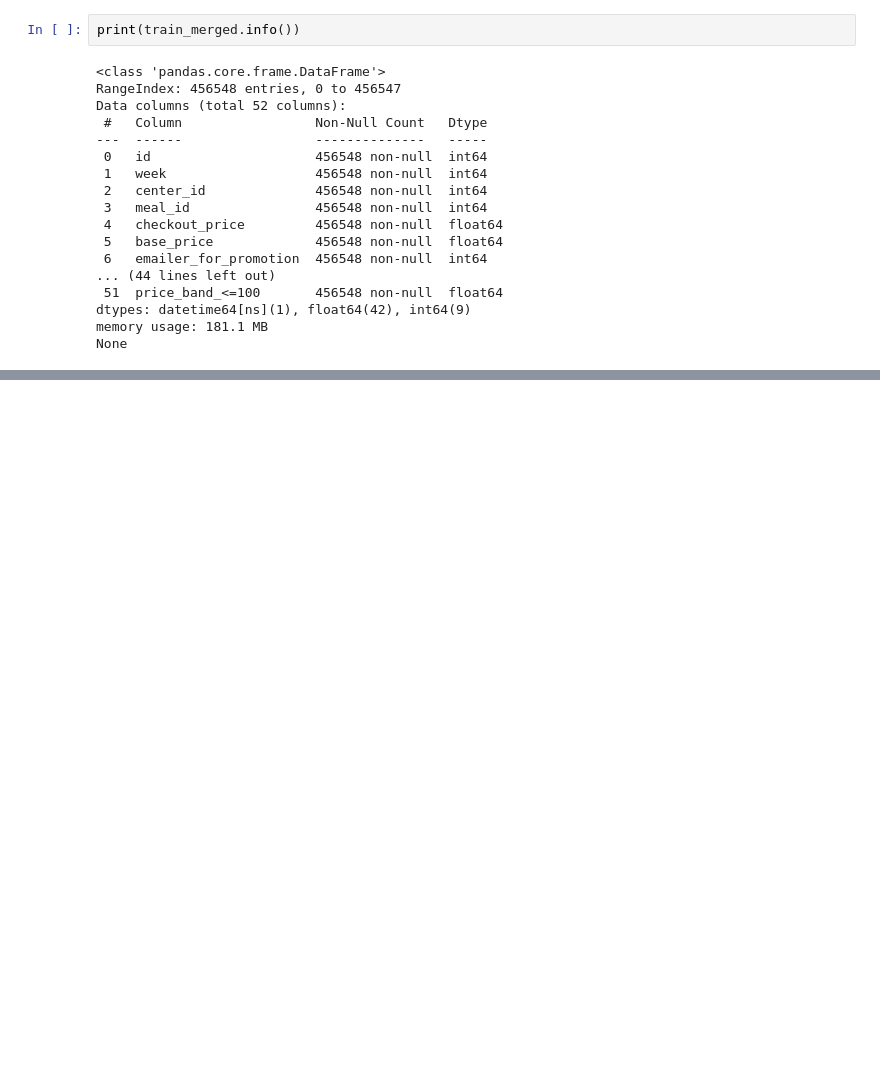
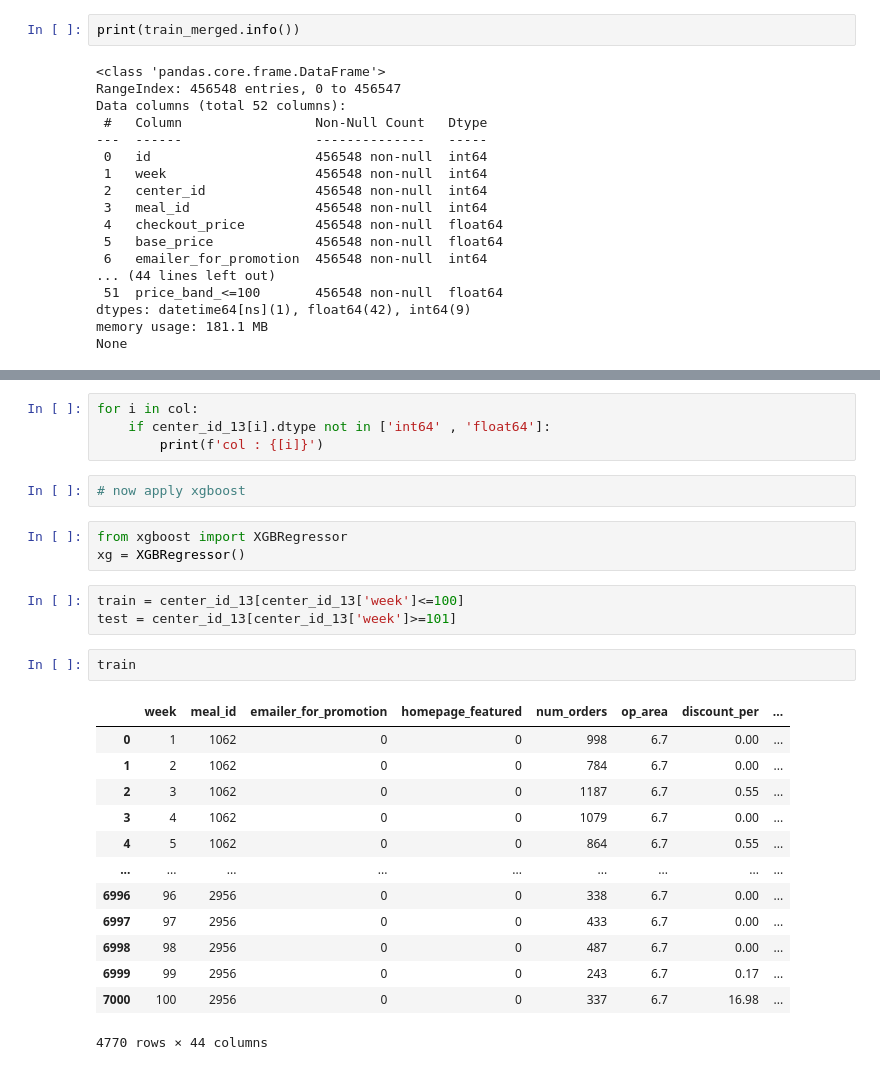
Before and after one commit to am1t-verma/AI_Demand_Forecasting_and_Inventory_Optimization, a Jupyter notebook: eda_food_demand_forecasting_v1.ipynb, the cells around one changed output, grey strips where cells are left out. Drawn from its saved outputs; the diff is of its cells as text; blank space fills up the shorter version.

```diff
--- a/eda_food_demand_forecasting_v1.ipynb
+++ b/eda_food_demand_forecasting_v1.ipynb
@@ -696,0 +821,28 @@ None
+# %%
+for i in col:
+    if center_id_13[i].dtype not in ['int64' , 'float64']:
+        print(f'col : {[i]}')
+# %%
+# now apply xgboost
+# %%
+from xgboost import XGBRegressor
+xg = XGBRegressor()
+# %%
+train = center_id_13[center_id_13['week']<=100]
+test = center_id_13[center_id_13['week']>=101]
+# %%
+train
+# %% [output]
+|  | week | meal_id | emailer_for_promotion | homepage_featured | num_orders | op_area | discount_per | ... |
+| 0 | 1 | 1062 | 0 | 0 | 998 | 6.7 | 0.00 | ... |
+| 1 | 2 | 1062 | 0 | 0 | 784 | 6.7 | 0.00 | ... |
+| 2 | 3 | 1062 | 0 | 0 | 1187 | 6.7 | 0.55 | ... |
+| 3 | 4 | 1062 | 0 | 0 | 1079 | 6.7 | 0.00 | ... |
+| 4 | 5 | 1062 | 0 | 0 | 864 | 6.7 | 0.55 | ... |
+| ... | ... | ... | ... | ... | ... | ... | ... | ... |
+| 6996 | 96 | 2956 | 0 | 0 | 338 | 6.7 | 0.00 | ... |
+| 6997 | 97 | 2956 | 0 | 0 | 433 | 6.7 | 0.00 | ... |
+| 6998 | 98 | 2956 | 0 | 0 | 487 | 6.7 | 0.00 | ... |
+| 6999 | 99 | 2956 | 0 | 0 | 243 | 6.7 | 0.17 | ... |
+| 7000 | 100 | 2956 | 0 | 0 | 337 | 6.7 | 16.98 | ... |
+4770 rows × 44 columns
```
Also changed, not shown: parts of 50 cells of this notebook.
